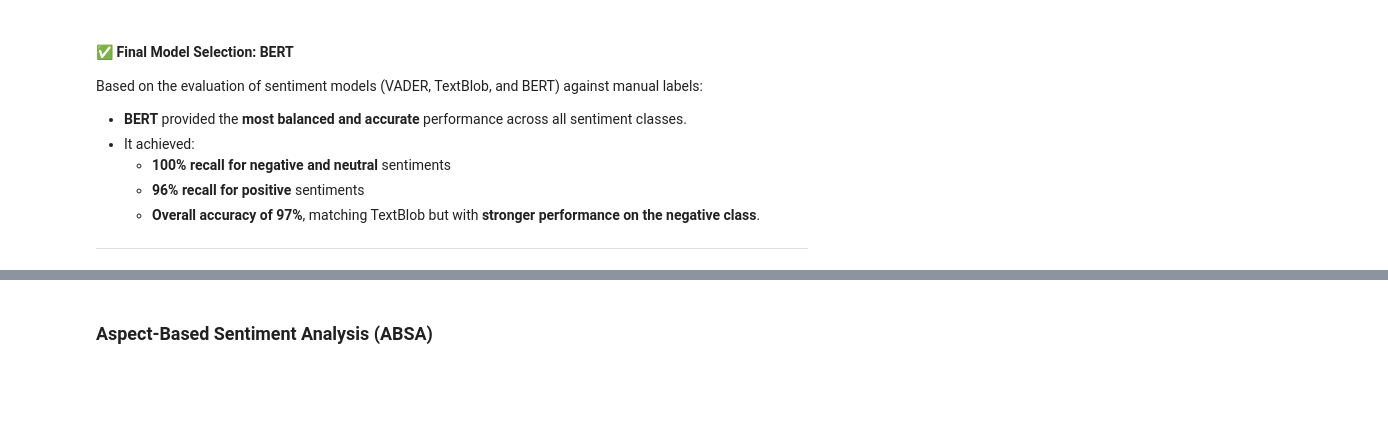
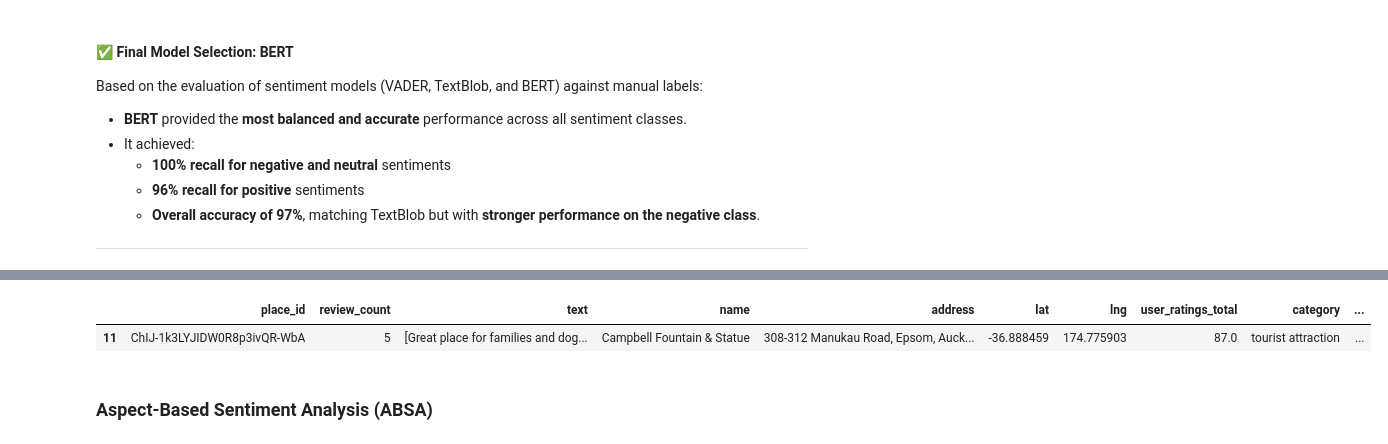
Before and after one commit to arjunnkk/place-sentiment-map., a Jupyter notebook: Sent files/Sent.ipynb, the cells around one changed output, grey strips where cells are left out. Saved outputs shown, nothing was run; the diff lists cells and outputs as text; code cells hidden in the pictures; blank space fills up the shorter version.

```diff
--- a/Sent files/Sent.ipynb
+++ b/Sent files/Sent.ipynb
@@ -524,6 +725,9 @@ mall_df[["bert_pos", "bert_neg", "bert_label"]] = mall_df["bert_sentiment"].appl
 # Save to Excel
 mall_df.to_excel("malls_sentiment.xlsx", index=False)
 # %%
-tour_df["bert_sentiment"] = tour_df["clean_texts"].apply(get_bert_sentiment_per_review)
+tour_df[["bert_sentiment", "bert_score", "bert_pos", "bert_neg", "bert_label"]] = tour_df["clean_texts"].apply(get_bert_sentiment)
 tour_df.head(1)
+# %% [output]
+|  | place_id | review_count | text | name | address | lat | lng | user_ratings_total | category | ... |
+| 11 | ChIJ-1k3LYJIDW0R8p3ivQR-WbA | 5 | [Great place for families and dog... | Campbell Fountain & Statue | 308-312 Manukau Road, Epsom, Auck... | -36.888459 | 174.775903 | 87.0 | tourist attraction | ... |
 # %%
```
Also changed, not shown: parts of 42 cells of this notebook, 5 other files.
